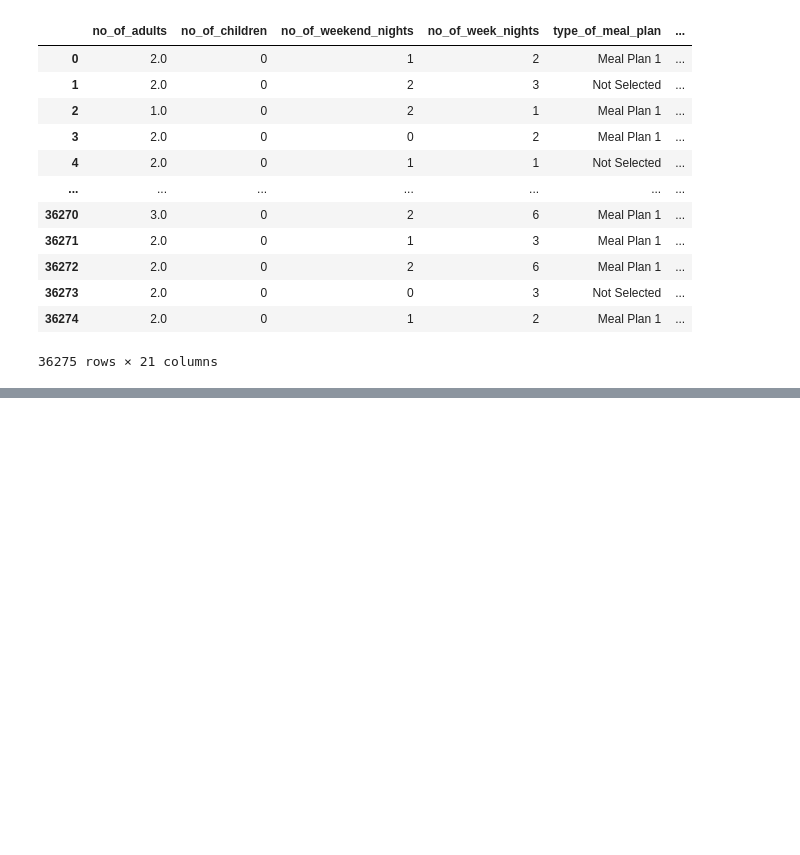
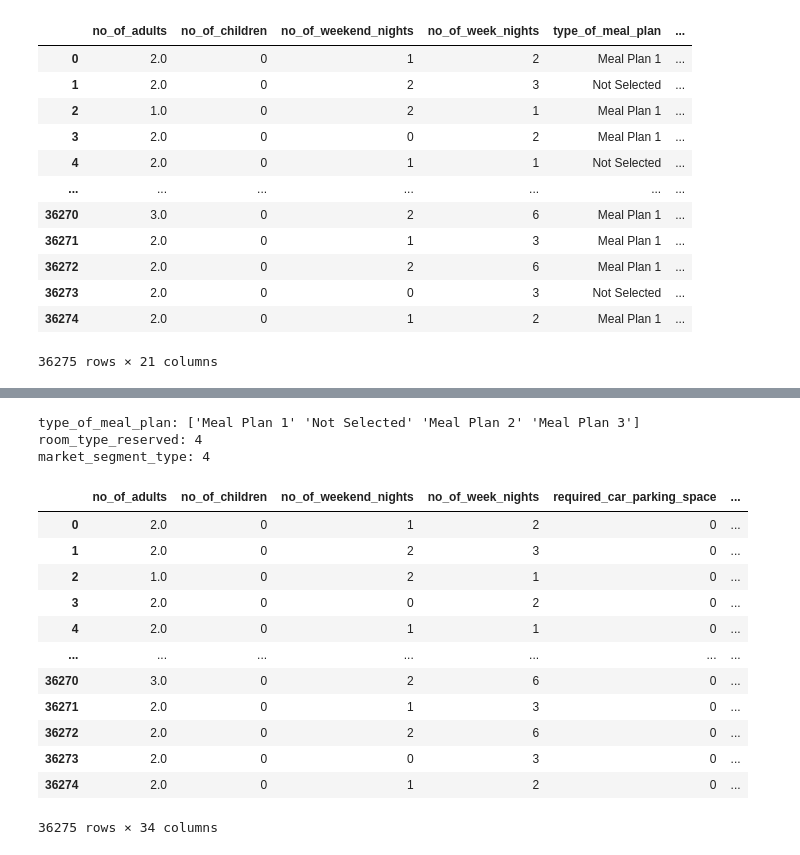
Before and after one commit to AM-mirzanejad/Prediction-Hotel-Reservation, a Jupyter notebook: Prediction-Hotel-Reservation.ipynb, the cells around one changed output, grey strips where cells are left out. Cells and saved outputs as stored; diff of their text form; code cells hidden in the pictures; blank space fills up the shorter version.

```diff
--- a/Prediction-Hotel-Reservation.ipynb
+++ b/Prediction-Hotel-Reservation.ipynb
@@ -259,0 +280,27 @@ data
+# %%
+print('type_of_meal_plan:', data['type_of_meal_plan'].unique())
+print('room_type_reserved:', data['type_of_meal_plan'].nunique())
+print('market_segment_type:', data['type_of_meal_plan'].nunique())
+# %% [output]
+type_of_meal_plan: ['Meal Plan 1' 'Not Selected' 'Meal Plan 2' 'Meal Plan 3']
+room_type_reserved: 4
+market_segment_type: 4
+# %%
+cilumns_to_OHE = ['type_of_meal_plan', 'room_type_reserved', 'market_segment_type']
+data = pd.get_dummies(data, columns=cilumns_to_OHE)
+# %%
+data
+# %% [output]
+|  | no_of_adults | no_of_children | no_of_weekend_nights | no_of_week_nights | required_car_parking_space | ... |
+| 0 | 2.0 | 0 | 1 | 2 | 0 | ... |
+| 1 | 2.0 | 0 | 2 | 3 | 0 | ... |
+| 2 | 1.0 | 0 | 2 | 1 | 0 | ... |
+| 3 | 2.0 | 0 | 0 | 2 | 0 | ... |
+| 4 | 2.0 | 0 | 1 | 1 | 0 | ... |
+| ... | ... | ... | ... | ... | ... | ... |
+| 36270 | 3.0 | 0 | 2 | 6 | 0 | ... |
+| 36271 | 2.0 | 0 | 1 | 3 | 0 | ... |
+| 36272 | 2.0 | 0 | 2 | 6 | 0 | ... |
+| 36273 | 2.0 | 0 | 0 | 3 | 0 | ... |
+| 36274 | 2.0 | 0 | 1 | 2 | 0 | ... |
+36275 rows × 34 columns
```
Also changed, not shown: parts of 1 cell of this notebook.
